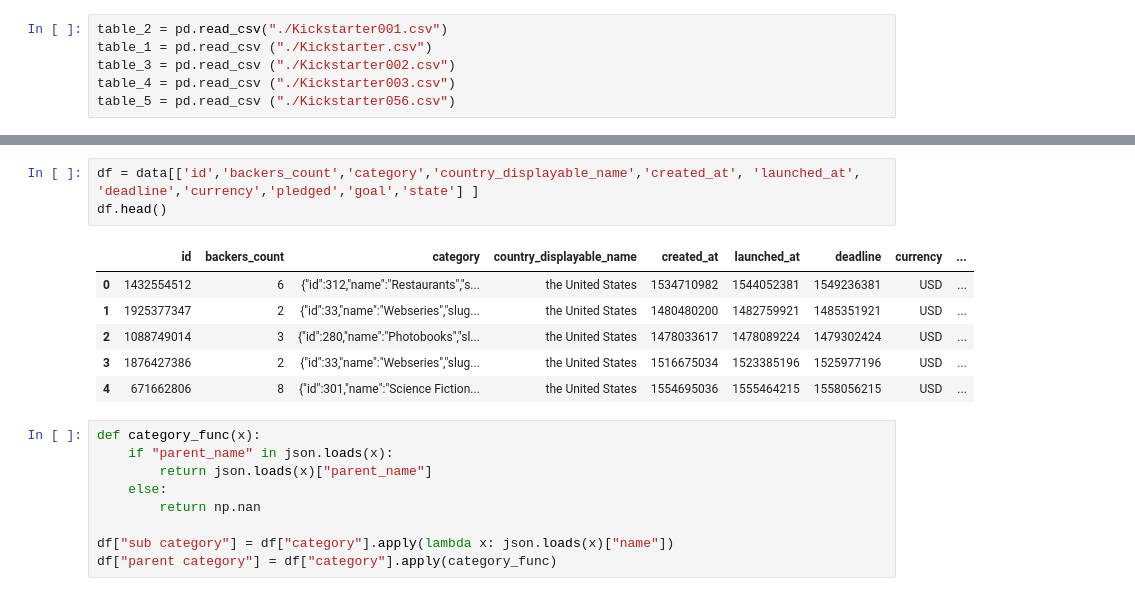
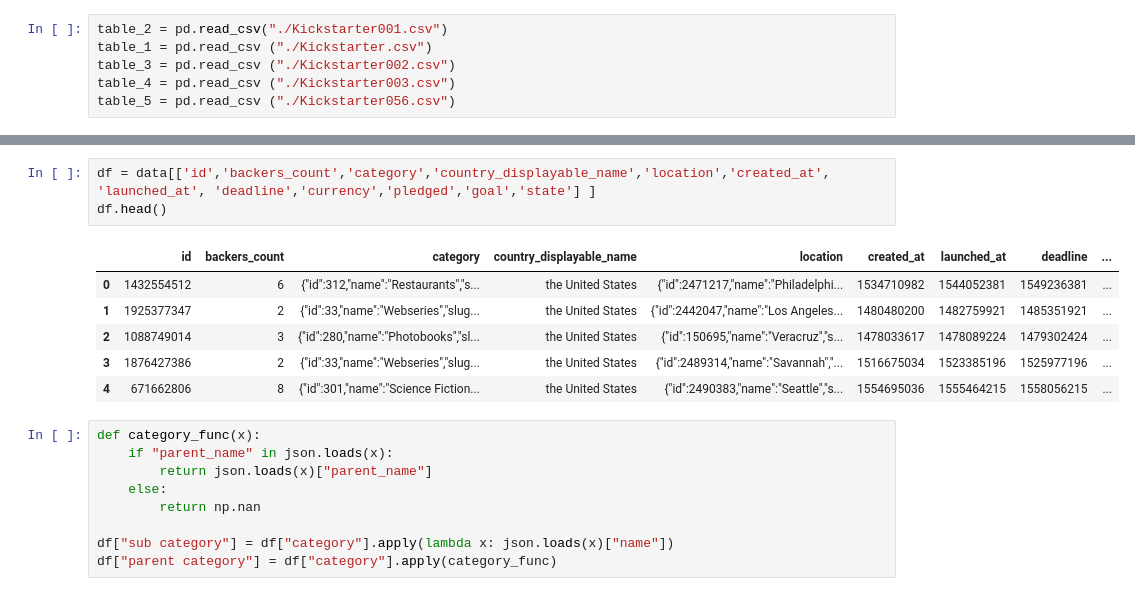
Before and after one commit to shwetasharmaeco/kickstarter_analysis, a Jupyter notebook: kickstarter_study.ipynb, the cells around one changed output, grey strips where cells are left out. Drawn from its saved outputs; the diff is of its cells as text.

```diff
--- a/kickstarter_study.ipynb
+++ b/kickstarter_study.ipynb
@@ -18,13 +27,13 @@ data = pd.concat([table_1, table_2, table_3, table_4, table_5], axis=0)
 # %%
-df = data[['id','backers_count','category','country_displayable_name','created_at', 'launched_at', 'deadline','currency','pledged','goal','state'] ]
+df = data[['id','backers_count','category','country_displayable_name','location','created_at', 'launched_at', 'deadline','currency','pledged','goal','state'] ]
 df.head()
 # %% [output]
-|  | id | backers_count | category | country_displayable_name | created_at | launched_at | deadline | currency | ... |
-| 0 | 1432554512 | 6 | {"id":312,"name":"Restaurants","s... | the United States | 1534710982 | 1544052381 | 1549236381 | USD | ... |
-| 1 | 1925377347 | 2 | {"id":33,"name":"Webseries","slug... | the United States | 1480480200 | 1482759921 | 1485351921 | USD | ... |
-| 2 | 1088749014 | 3 | {"id":280,"name":"Photobooks","sl... | the United States | 1478033617 | 1478089224 | 1479302424 | USD | ... |
-| 3 | 1876427386 | 2 | {"id":33,"name":"Webseries","slug... | the United States | 1516675034 | 1523385196 | 1525977196 | USD | ... |
-| 4 | 671662806 | 8 | {"id":301,"name":"Science Fiction... | the United States | 1554695036 | 1555464215 | 1558056215 | USD | ... |
+|  | id | backers_count | category | country_displayable_name | location | created_at | launched_at | deadline | ... |
+| 0 | 1432554512 | 6 | {"id":312,"name":"Restaurants","s... | the United States | {"id":2471217,"name":"Philadelphi... | 1534710982 | 1544052381 | 1549236381 | ... |
+| 1 | 1925377347 | 2 | {"id":33,"name":"Webseries","slug... | the United States | {"id":2442047,"name":"Los Angeles... | 1480480200 | 1482759921 | 1485351921 | ... |
+| 2 | 1088749014 | 3 | {"id":280,"name":"Photobooks","sl... | the United States | {"id":150695,"name":"Veracruz","s... | 1478033617 | 1478089224 | 1479302424 | ... |
+| 3 | 1876427386 | 2 | {"id":33,"name":"Webseries","slug... | the United States | {"id":2489314,"name":"Savannah","... | 1516675034 | 1523385196 | 1525977196 | ... |
+| 4 | 671662806 | 8 | {"id":301,"name":"Science Fiction... | the United States | {"id":2490383,"name":"Seattle","s... | 1554695036 | 1555464215 | 1558056215 | ... |
 # %%
 def category_func(x):
     if "parent_name" in json.loads(x):
```
Also changed, not shown: parts of 22 cells of this notebook.
